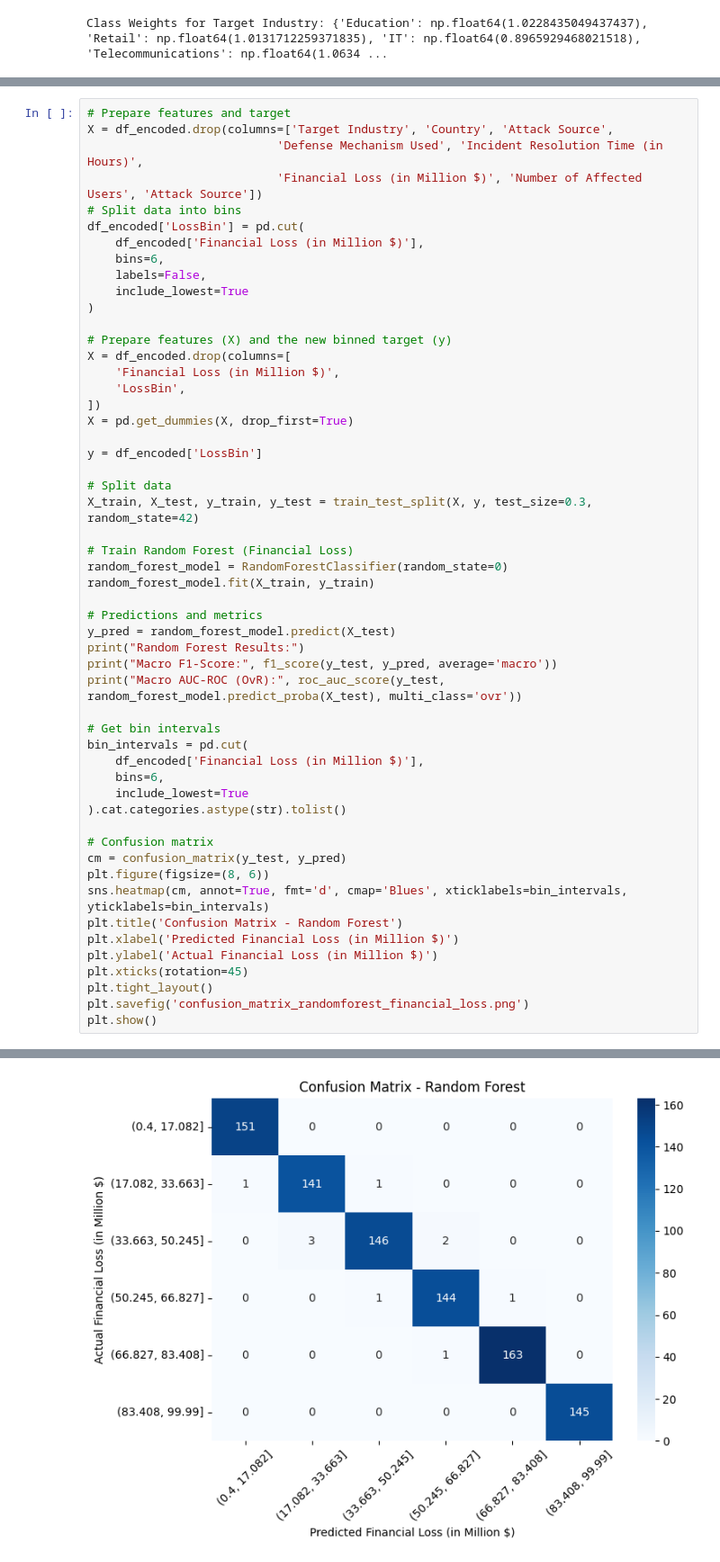
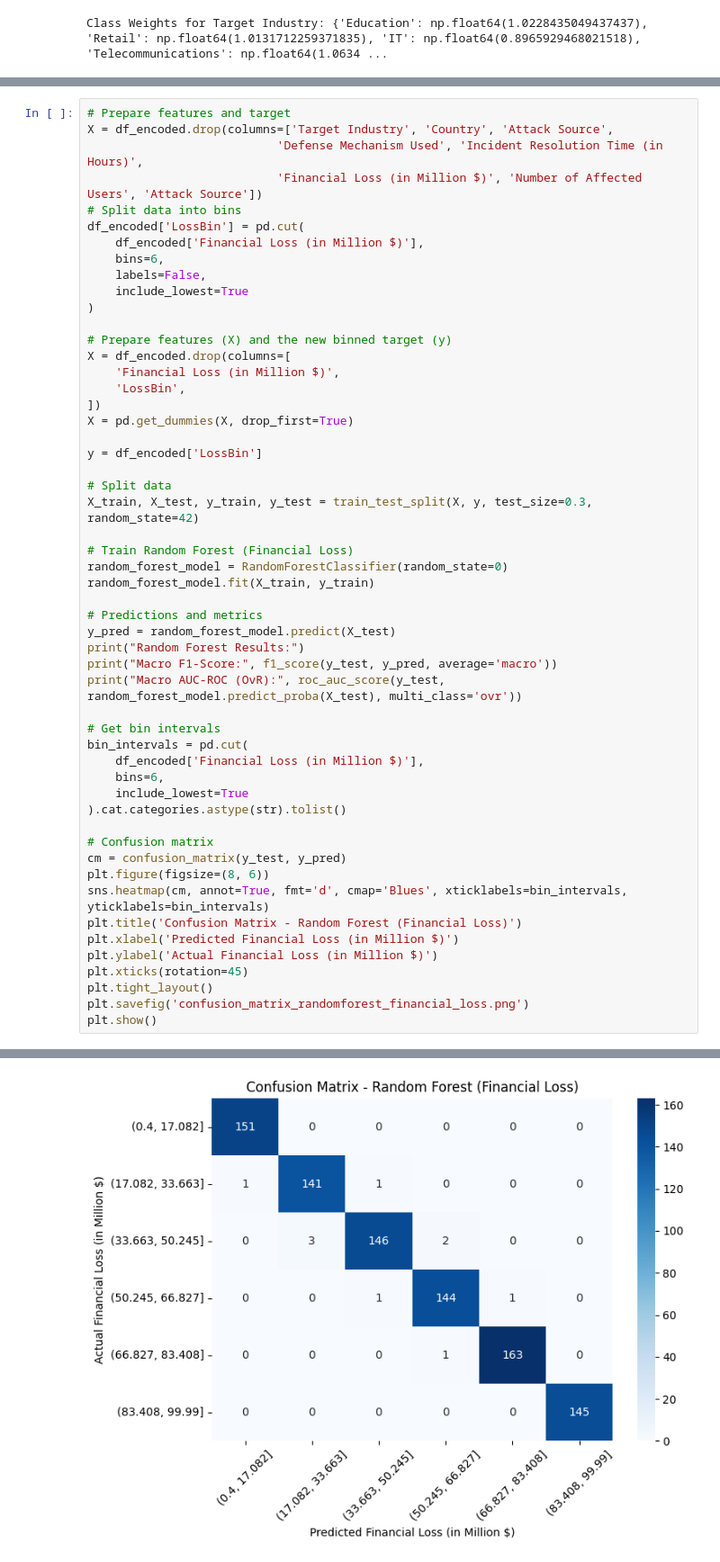
Before and after one commit to brosenthal140/cap4770-cyber-threats, a Jupyter notebook: Group10.ipynb, the cells around one changed output, grey strips where cells are left out. Shown at 90% size. Cells and saved outputs as stored; diff of their text form.

```diff
--- a/Group10.ipynb
+++ b/Group10.ipynb
@@ -299,32 +299,32 @@ X_train, X_test, y_train, y_test = train_test_split(X, y, test_size=0.3, random_
 random_forest_model = RandomForestClassifier(random_state=0)
 random_forest_model.fit(X_train, y_train)
 
 # Predictions and metrics
 y_pred = random_forest_model.predict(X_test)
 print("Random Forest Results:")
 print("Macro F1-Score:", f1_score(y_test, y_pred, average='macro'))
 print("Macro AUC-ROC (OvR):", roc_auc_score(y_test, random_forest_model.predict_proba(X_test), multi_class='ovr'))
 
 # Get bin intervals
 bin_intervals = pd.cut(
     df_encoded['Financial Loss (in Million $)'],
     bins=6,
     include_lowest=True
 ).cat.categories.astype(str).tolist()
 
 # Confusion matrix
 cm = confusion_matrix(y_test, y_pred)
 plt.figure(figsize=(8, 6))
 sns.heatmap(cm, annot=True, fmt='d', cmap='Blues', xticklabels=bin_intervals, yticklabels=bin_intervals)
-plt.title('Confusion Matrix - Random Forest')
+plt.title('Confusion Matrix - Random Forest (Financial Loss)')
 plt.xlabel('Predicted Financial Loss (in Million $)')
 plt.ylabel('Actual Financial Loss (in Million $)')
 plt.xticks(rotation=45)
 plt.tight_layout()
 plt.savefig('confusion_matrix_randomforest_financial_loss.png')
 plt.show()
 # %% [output]
 Random Forest Results:
 Macro F1-Score: 0.9887840480916816
 Macro AUC-ROC (OvR): 0.9988462094422029
-[figure, old version]
+[figure, new version]
```
Also changed, not shown: parts of 2 cells of this notebook.
